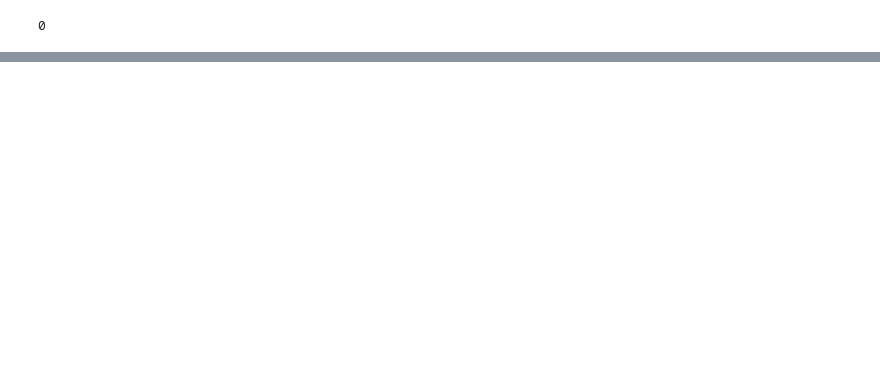
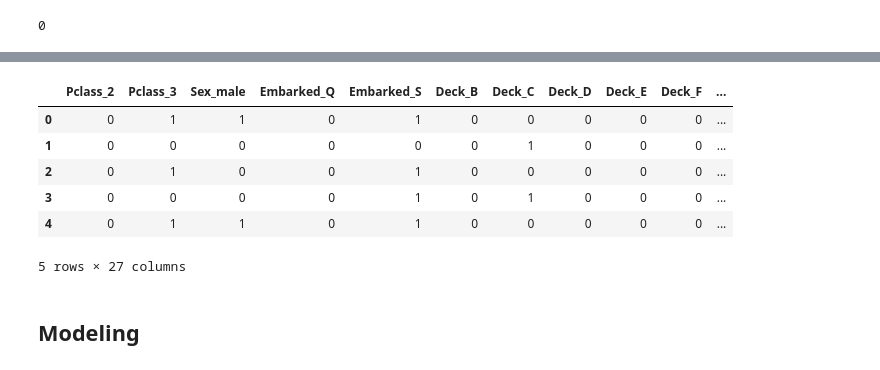
Before and after one commit to DareenHarthi/DSI_Project2, a Jupyter notebook: Titanic Survival (Classification)/Untitled.ipynb, the cells around one changed output, grey strips where cells are left out. Drawn from its saved outputs; the diff is of its cells as text; code cells hidden in the pictures; blank space fills up the shorter version.

```diff
--- a/Titanic Survival (Classification)/Untitled.ipynb
+++ b/Titanic Survival (Classification)/Untitled.ipynb
@@ -346,0 +395,10 @@ Name: Age_group, Length: 1309, dtype: object
+# %%
+titanic_clean = pd.get_dummies(titanic_clean, columns=['Pclass'],drop_first=True)
+# %%
+titanic_clean=pd.get_dummies(titanic_clean, drop_first=True)
+# %%
+titanic_clean = titanic_clean.applymap(lambda x : int(x))
+# %%
+ntrain = train.shape[0]
+x_train = titanic_clean[:ntrain]
+x_test = titanic_clean[ntrain:]
@@ -346,0 +422,12 @@ Name: Age_group, Length: 1309, dtype: object
+# %%
+x_train.head()
+# %% [output]
+|  | Pclass_2 | Pclass_3 | Sex_male | Embarked_Q | Embarked_S | Deck_B | Deck_C | Deck_D | Deck_E | Deck_F | ... |
+| 0 | 0 | 1 | 1 | 0 | 1 | 0 | 0 | 0 | 0 | 0 | ... |
+| 1 | 0 | 0 | 0 | 0 | 0 | 0 | 1 | 0 | 0 | 0 | ... |
+| 2 | 0 | 1 | 0 | 0 | 1 | 0 | 0 | 0 | 0 | 0 | ... |
+| 3 | 0 | 0 | 0 | 0 | 1 | 0 | 1 | 0 | 0 | 0 | ... |
+| 4 | 0 | 1 | 1 | 0 | 1 | 0 | 0 | 0 | 0 | 0 | ... |
+5 rows × 27 columns
+# %% [markdown]
+## Modeling
```
Also changed, not shown: parts of 54 cells of this notebook, 3 other files.
